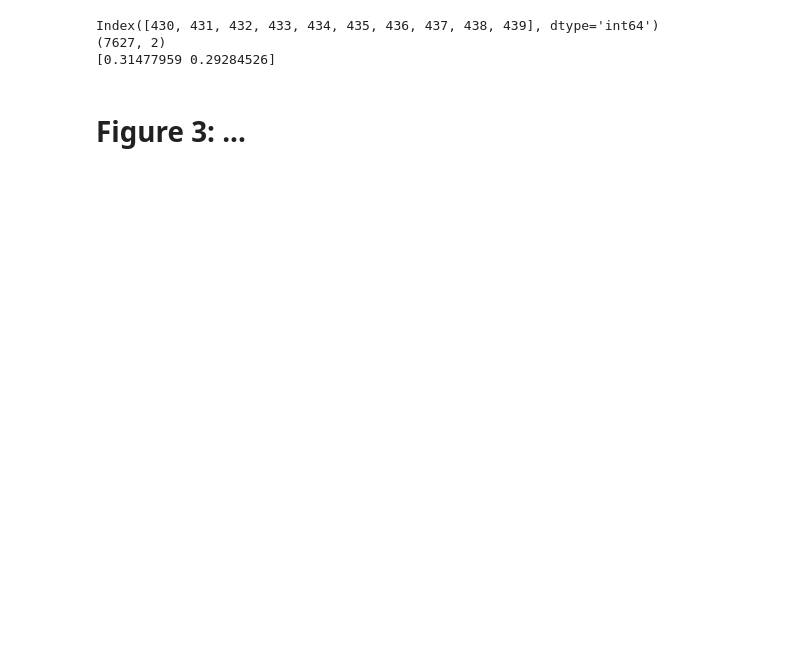
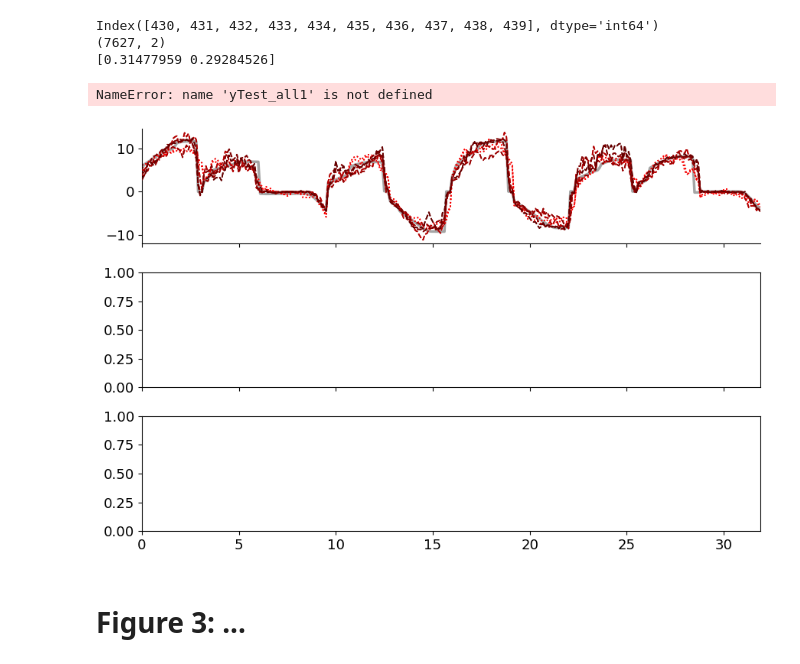
Before and after one commit to mayolabvision/NeuralDecoding, a Jupyter notebook: analyses/Manuscript_Plots.ipynb, the cells around one changed output. Drawn from its saved outputs; the diff is of its cells as text; code cells hidden in the pictures; blank space fills up the shorter version.

```diff
--- a/analyses/Manuscript_Plots.ipynb
+++ b/analyses/Manuscript_Plots.ipynb
@@ -229,16 +355,3 @@ plt.ylabel('train time (s)')
 
 # Show the plot
 plt.show()
-# %%
-# Find the index where conditions are met
-index = df[(df['model'] == 4) & (df['downsample_factor'] == 1) & (df['output_binWidth'] == 50)].index
-print(index)
-print(yTest_all0[430].shape)
-
-R2 = get_R2(yTest_all0[430],yTestPred_all0[430])
-print(R2)
-#yTest_all0, yTestPred_all0
-# %% [output]
-Index([430, 431, 432, 433, 434, 435, 436, 437, 438, 439], dtype='int64')
-(7627, 2)
-[0.31477959 0.29284526]
@@ -308,3 +358,16 @@ for pos, y, yerr, color in zip(ind, means, err, pal[o]): #Loop through methods a
+# %%
+# Find the index where conditions are met
+index = df[(df['model'] == 4) & (df['downsample_factor'] == 1) & (df['output_binWidth'] == 50)].index
+print(index)
+print(yTest_all0[430].shape)
+
+R2 = get_R2(yTest_all0[430],yTestPred_all0[430])
+print(R2)
+#yTest_all0, yTestPred_all0
+# %% [output]
+Index([430, 431, 432, 433, 434, 435, 436, 437, 438, 439], dtype='int64')
+(7627, 2)
+[0.31477959 0.29284526]
 # %%
 plt.rcParams.update({'font.size': 13})
 
@@ -381,7 +444,7 @@ lstyles = ['dotted','dotted','dotted','dotted','dashed','dashed','dashed','dashe
 
 y_test = yTest_all0
 y_test_predicted = yTestPred_all0
-DF = df0
+DF = df
 
 mdls = np.arange(best_fold, 80+(best_fold),10)
 jmdls =[0,1,4,5,6,7]
@@ -438,33 +501,36 @@ axes[0].spines['right'].set_color('none')
 axes[0].spines['top'].set_color('none')
 
 y_test = yTest_all1
 y_test_predicted = yTestPred_all1
 
 axes[1].plot(x,y_test[best_fold][start_end,1], color=(0.3,0.3,0.3), alpha=0.5, linewidth=2.5, label='true (vertical)',zorder=0)
 for i,j in zip(mdls,jmdls):
     axes[1].plot(x,y_test_predicted[i][start_end,1], color=pal[1][j], linewidth=lw, linestyle=lstyles[j], label='predicted (horizontal)',zorder=j+1)
     axes[1].plot(x,y_test_predicted[i][start_end,1], color=pal[1][j], linewidth=lw, linestyle=lstyles[j], label='predicted2 (horizontal)',zorder=j+1)
 
 axes[1].set_ylim(-35,25)
 axes[1].set_yticks([-20,0,20])
 axes[1].spines['right'].set_color('none')
 axes[1].spines['top'].set_color('none')
 
 y_test = yTest_all2
 y_test_predicted = yTestPred_all2
 
 axes[2].plot(x,y_test[best_fold][start_end,1], color=(0.3,0.3,0.3), alpha=0.5, linewidth=2, label='true (vertical)',zorder=0)
 for i,j in zip(mdls,jmdls):
     axes[2].plot(x,y_test_predicted[i][start_end,1], color=pal[2][j], linewidth=lw, linestyle=lstyles[j], label='predicted (horizontal)',zorder=j+1)
     axes[2].plot(x,y_test_predicted[i][start_end,1], color=pal[2][j], linewidth=lw, linestyle=lstyles[j], label='predicted2 (horizontal)',zorder=j+1)
 
 axes[2].set_ylim(-150,250)
 #axes[1].set_yticks([-10,0,10])
 axes[2].spines['right'].set_color('none')
 axes[2].spines['top'].set_color('none')
 
 plt.subplots_adjust(wspace=0.3, hspace=0.1)
 #fig.savefig(fig_folder+'/predicted_PosVelAcc.png', dpi=600, bbox_inches='tight')
+# %% [output]
+NameError: name 'yTest_all1' is not defined
+[figure, added]
 # %%
 plt.rcParams.update({'font.size': 14})
 fig, axes = plt.subplots(8,1,figsize=(9,15),sharex=True,gridspec_kw={'height_ratios': [2,2,0.3,2,2,0.3,2,2]})
```
Also changed, not shown: parts of 9 cells of this notebook.
